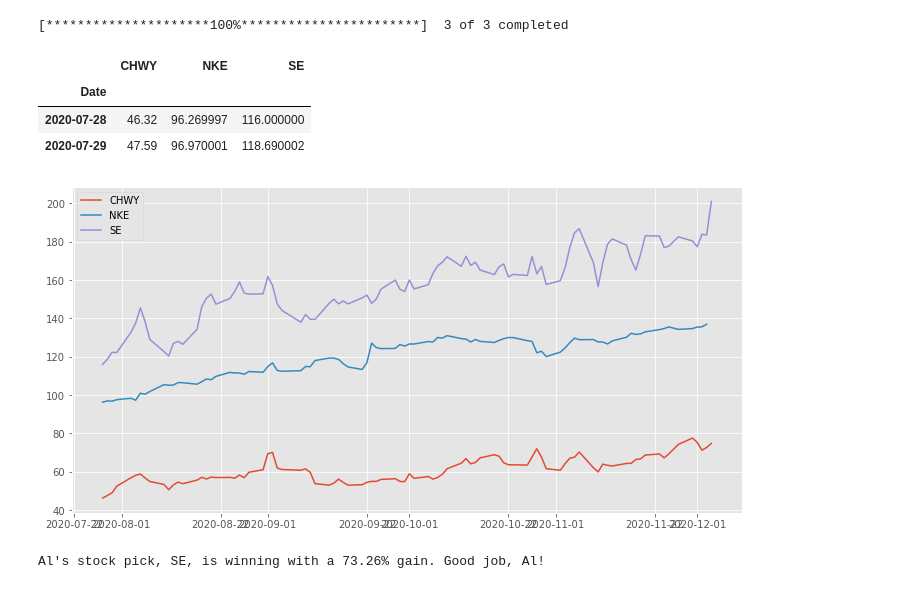
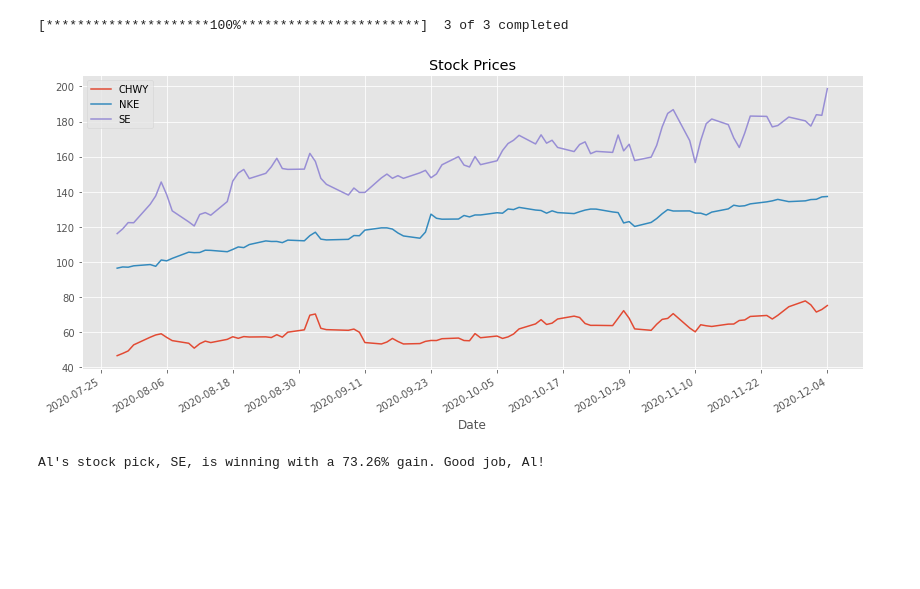
Before and after one commit to alexfioto/code-practice, a Jupyter notebook: Family-Stock-Bet.ipynb, the cells around one changed output. Drawn from its saved outputs; the diff is of its cells as text; code cells hidden in the pictures; blank space fills up the shorter version.

Commit message:
Redesigning xticks on stock price plots...for Dad.

```diff
--- a/Family-Stock-Bet.ipynb
+++ b/Family-Stock-Bet.ipynb
@@ -6,24 +8,15 @@ plt.style.use('ggplot')
 data = yf.download("SE NKE CHWY", start="2020-07-28", end="2020-12-28")
 # %% [output]
 [*********************100%***********************]  3 of 3 completed
-# %%
-data['Close'].head(2)
-# %% [output]
-|  | CHWY | NKE | SE |
-| Date |  |  |  |
-| 2020-07-28 | 46.32 | 96.269997 | 116.000000 |
-| 2020-07-29 | 47.59 | 96.970001 | 118.690002 |
-# %%
-def plot_stocks(stocks):
-    plt.figure(figsize=(12, 6))
-
-    for stock in stocks.columns:
-        plt.plot(close[stock], label = stock)
-        plt.legend();
+# %%
+def plot_stocks(data, plot = 'Close', figsize=(14, 6)):
+    data[plot].plot(figsize = figsize, title = 'Stock Prices')
+    ax = plt.gca()
+    ax.xaxis.set_major_locator(ticker.MultipleLocator(12))
 # %%
-plot_stocks(close)
+plot_stocks(data)
 # %% [output]
-[figure, old version]
+[figure, new version]
 # %%
 def who_is_winning(stocks, show_details = False):
     peeps = ['Mom', 'Steven', 'Al']
```
Also changed, not shown: parts of 4 cells of this notebook, 1 other file.
